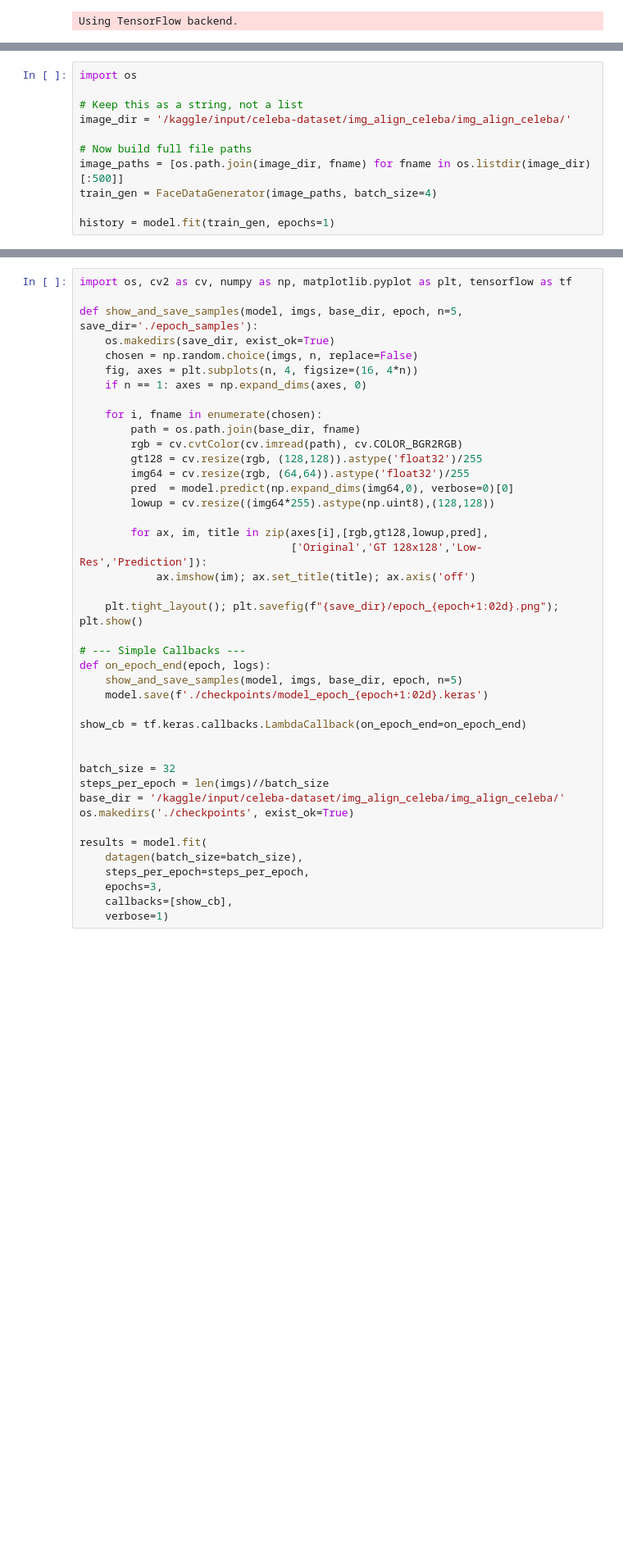
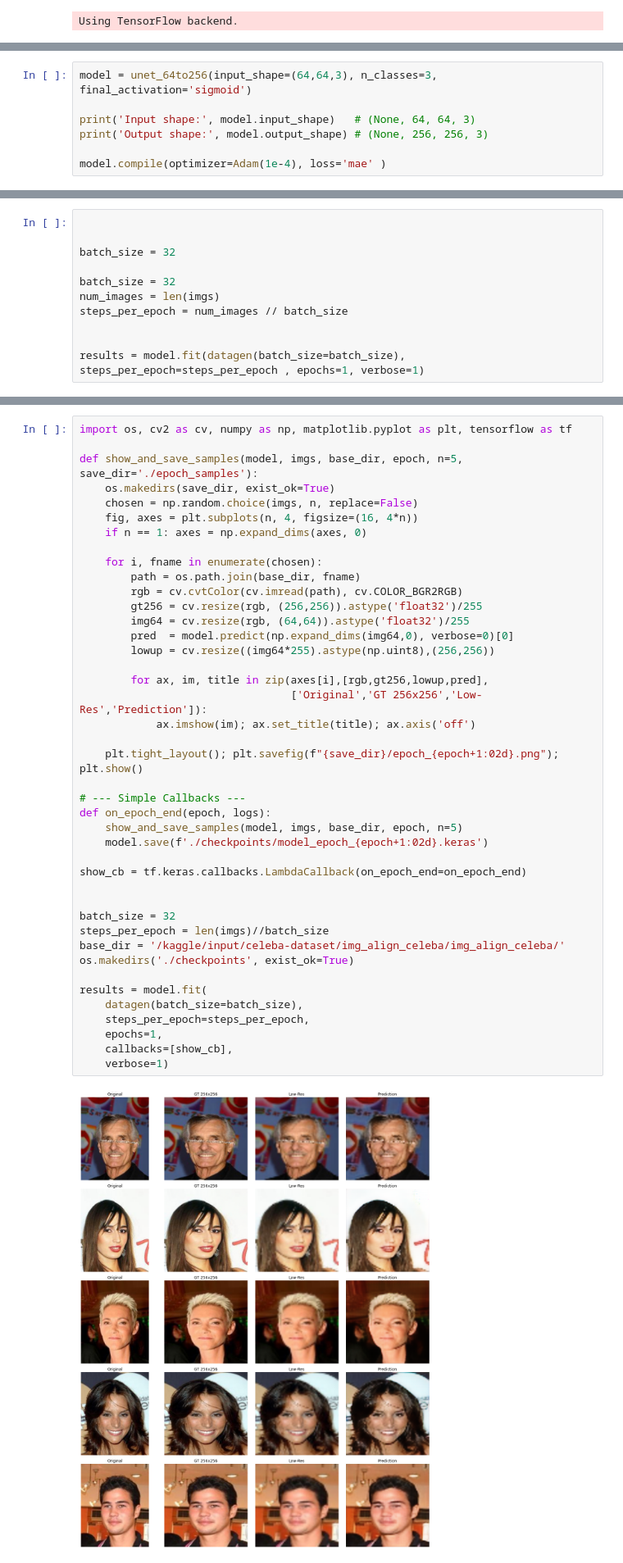
Before and after one commit to ayanroy1991/21-Project-21-Days, a Jupyter notebook: 12/face-resolution-enhancement-with-unet-8b8f02.ipynb, the cells around one changed output, grey strips where cells are left out. Shown at 82% size. Drawn from its saved outputs; the diff is of its cells as text; blank space fills up the shorter version.

```diff
--- a/12/face-resolution-enhancement-with-unet-8b8f02.ipynb
+++ b/12/face-resolution-enhancement-with-unet-8b8f02.ipynb
@@ -112,0 +128,7 @@ ________________________________________________________________________________
+# %%
+model = unet_64to256(input_shape=(64,64,3), n_classes=3, final_activation='sigmoid')
+
+print('Input shape:', model.input_shape)   # (None, 64, 64, 3)
+print('Output shape:', model.output_shape) # (None, 256, 256, 3)
+
+model.compile(optimizer=Adam(1e-4), loss='mae' )
@@ -147,14 +177,3 @@ class FaceDataGenerator(tf.keras.utils.Sequence):
 ### 5. Model Training (Short Run)
 
 This cell trains the U-Net model for a small number of epochs (5) using the `datagen` function. This is a short run to quickly check if the model is training without errors.
-# %%
-import os
-
-# Keep this as a string, not a list
-image_dir = '/kaggle/input/celeba-dataset/img_align_celeba/img_align_celeba/'
-
-# Now build full file paths
-image_paths = [os.path.join(image_dir, fname) for fname in os.listdir(image_dir)[:500]]
-train_gen = FaceDataGenerator(image_paths, batch_size=4)
-
-history = model.fit(train_gen, epochs=1)
@@ -202,0 +180,11 @@ plt.show()
+# %%
+
+
+batch_size = 32
+
+batch_size = 32
+num_images = len(imgs)
+steps_per_epoch = num_images // batch_size
+
+
+results = model.fit(datagen(batch_size=batch_size), steps_per_epoch=steps_per_epoch , epochs=1, verbose=1)
@@ -214,35 +204,37 @@ def show_and_save_samples(model, imgs, base_dir, epoch, n=5, save_dir='./epoch_s
     if n == 1: axes = np.expand_dims(axes, 0)
 
     for i, fname in enumerate(chosen):
         path = os.path.join(base_dir, fname)
         rgb = cv.cvtColor(cv.imread(path), cv.COLOR_BGR2RGB)
-        gt128 = cv.resize(rgb, (128,128)).astype('float32')/255
+        gt256 = cv.resize(rgb, (256,256)).astype('float32')/255
         img64 = cv.resize(rgb, (64,64)).astype('float32')/255
         pred  = model.predict(np.expand_dims(img64,0), verbose=0)[0]
-        lowup = cv.resize((img64*255).astype(np.uint8),(128,128))
+        lowup = cv.resize((img64*255).astype(np.uint8),(256,256))
 
-        for ax, im, title in zip(axes[i],[rgb,gt128,lowup,pred],
-                                 ['Original','GT 128x128','Low-Res','Prediction']):
+        for ax, im, title in zip(axes[i],[rgb,gt256,lowup,pred],
+                                 ['Original','GT 256x256','Low-Res','Prediction']):
             ax.imshow(im); ax.set_title(title); ax.axis('off')
 
     plt.tight_layout(); plt.savefig(f"{save_dir}/epoch_{epoch+1:02d}.png"); plt.show()
 
 # --- Simple Callbacks ---
 def on_epoch_end(epoch, logs):
     show_and_save_samples(model, imgs, base_dir, epoch, n=5)
     model.save(f'./checkpoints/model_epoch_{epoch+1:02d}.keras')
 
 show_cb = tf.keras.callbacks.LambdaCallback(on_epoch_end=on_epoch_end)
 
 
 batch_size = 32
 steps_per_epoch = len(imgs)//batch_size
 base_dir = '/kaggle/input/celeba-dataset/img_align_celeba/img_align_celeba/'
 os.makedirs('./checkpoints', exist_ok=True)
 
 results = model.fit(
     datagen(batch_size=batch_size),
     steps_per_epoch=steps_per_epoch,
-    epochs=3,
+    epochs=1,
     callbacks=[show_cb],
     verbose=1)
+# %% [output]
+[figure, added]
```
Also changed, not shown: parts of 10 cells of this notebook.
